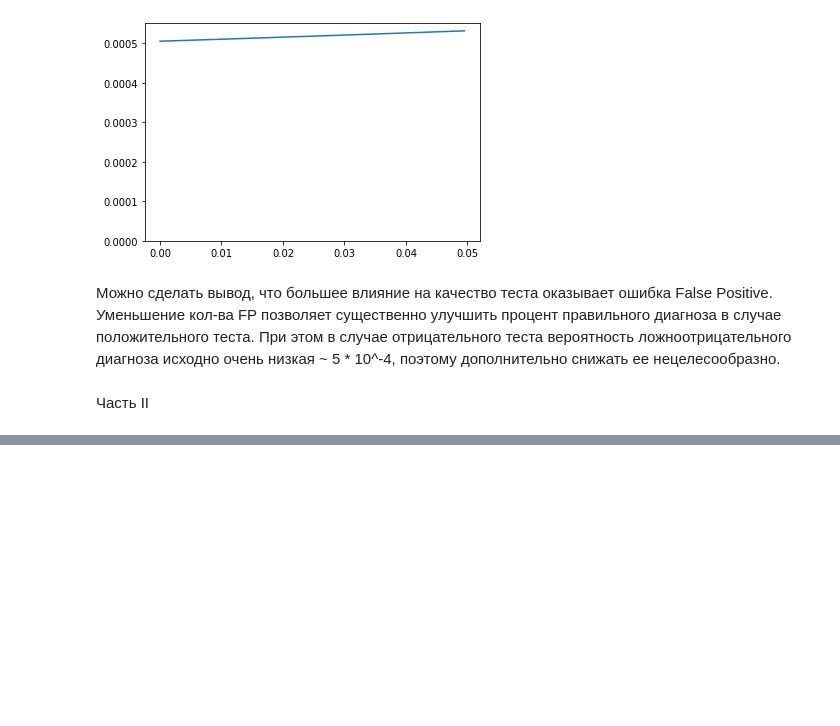
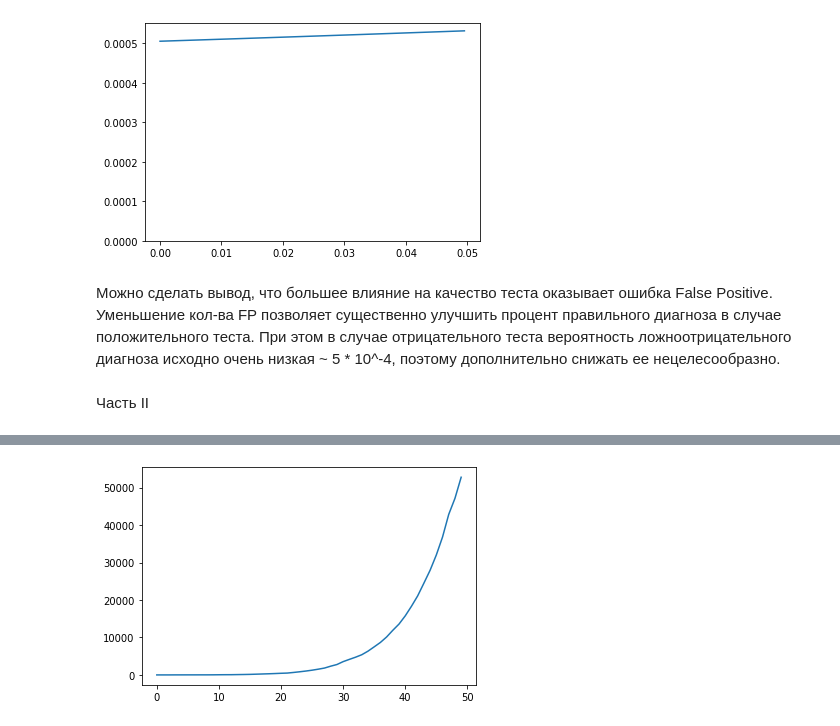
Before and after one commit to mzav/made2020, a Jupyter notebook: 2_ml_HW1.ipynb, the cells around one changed output, grey strips where cells are left out. Cells and saved outputs as stored; diff of their text form; code cells hidden in the pictures; blank space fills up the shorter version.

```diff
--- a/2_ml_HW1.ipynb
+++ b/2_ml_HW1.ipynb
@@ -94,0 +104,4 @@ ru_data[["new_cases","total_cases"]]
+# %%
+ru_data["total_cases"].plot();
+# %% [output]
+[figure, added]
```
Also changed, not shown: parts of 21 cells of this notebook.
